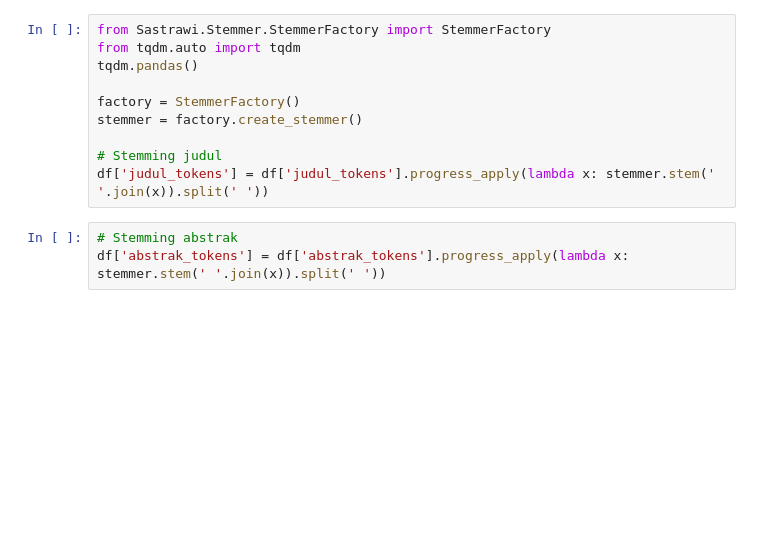
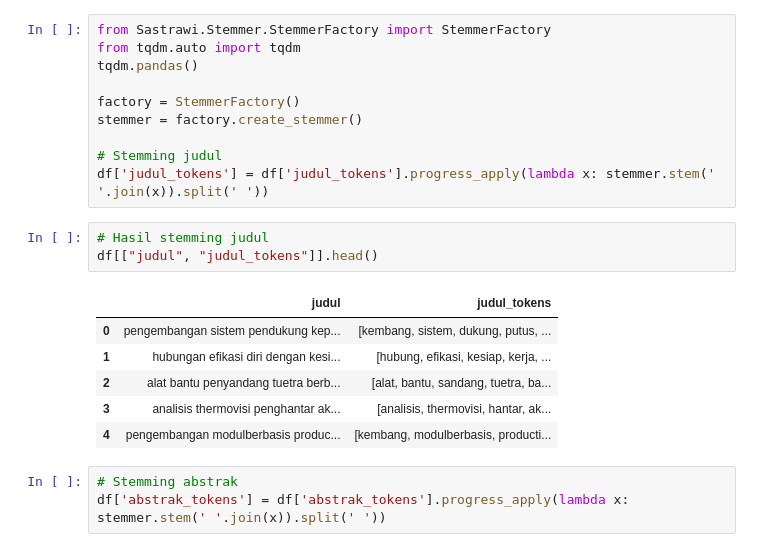
Before and after one commit to mercyano/klasifikasi-kbk, a Jupyter notebook: preprocessing.ipynb, the cells around one changed output. Drawn from its saved outputs; the diff is of its cells as text; blank space fills up the shorter version.

Commit message:
menampilkan tabel perbandingan stemming

```diff
--- a/preprocessing.ipynb
+++ b/preprocessing.ipynb
@@ -210,6 +210,16 @@ stemmer = factory.create_stemmer()
 
 # Stemming judul
 df['judul_tokens'] = df['judul_tokens'].progress_apply(lambda x: stemmer.stem(' '.join(x)).split(' '))
+# %%
+# Hasil stemming judul
+df[["judul", "judul_tokens"]].head()
+# %% [output]
+|  | judul | judul_tokens |
+| 0 | pengembangan sistem pendukung kep... | [kembang, sistem, dukung, putus, ... |
+| 1 | hubungan efikasi diri dengan kesi... | [hubung, efikasi, kesiap, kerja, ... |
+| 2 | alat bantu penyandang tuetra berb... | [alat, bantu, sandang, tuetra, ba... |
+| 3 | analisis thermovisi penghantar ak... | [analisis, thermovisi, hantar, ak... |
+| 4 | pengembangan modulberbasis produc... | [kembang, modulberbasis, producti... |
 # %%
 # Stemming abstrak
 df['abstrak_tokens'] = df['abstrak_tokens'].progress_apply(lambda x: stemmer.stem(' '.join(x)).split(' '))
```
Also changed, not shown: parts of 2 cells of this notebook.
